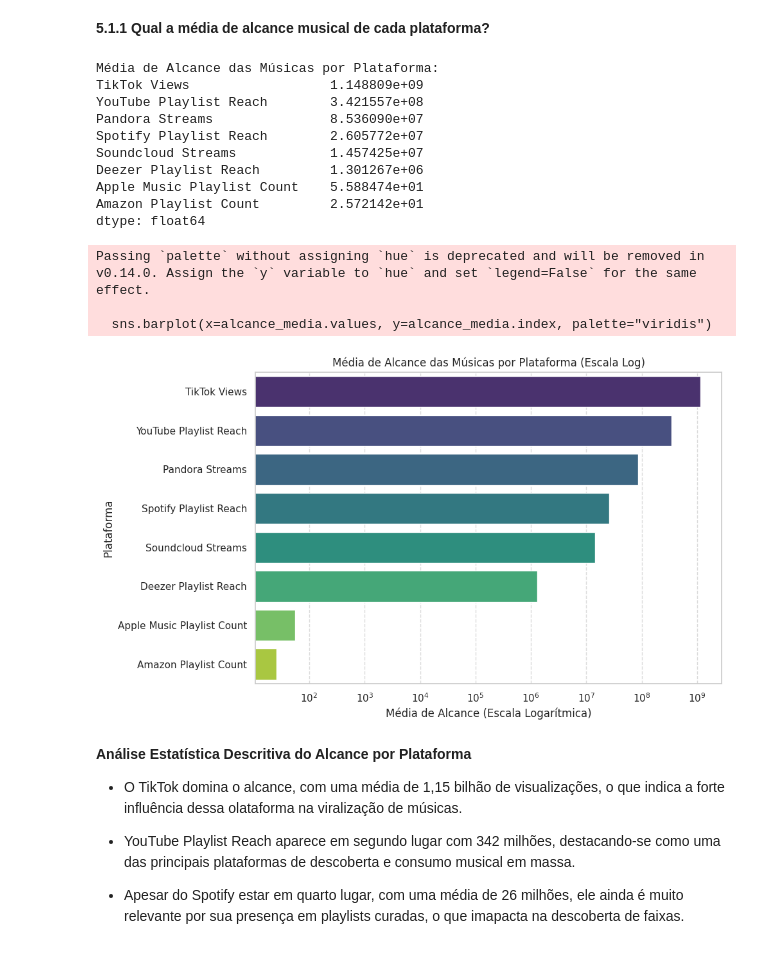
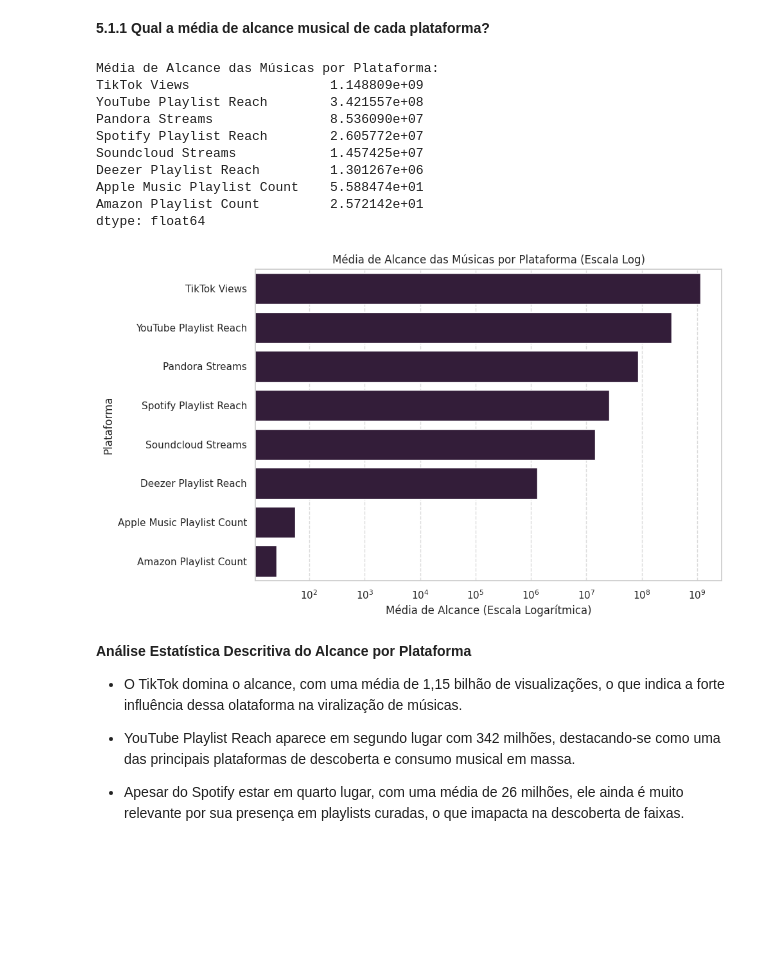
Before and after one commit to Hamashyach/AnaliseDados_projeto1, a Jupyter notebook: ProjetoMusicas.ipynb, the cells around one changed output. Cells and saved outputs as stored; diff of their text form; code cells hidden in the pictures; blank space fills up the shorter version.

```diff
--- a/ProjetoMusicas.ipynb
+++ b/ProjetoMusicas.ipynb
@@ -310,38 +305,35 @@ colunas_alcance = [
     'Soundcloud Streams'
 ]
 
 # Garante que as colunas estão presentes e numéricas
 alcance_media = df_limpo[colunas_alcance].mean().dropna().sort_values(ascending=False)
 
 # Exibe as médias
 print("Média de Alcance das Músicas por Plataforma:")
 print(alcance_media)
 
 # Gráfico de barras
 plt.figure(figsize=(10, 6))
-sns.barplot(x=alcance_media.values, y=alcance_media.index, palette="viridis")
+sns.barplot(x=alcance_media.values, y=alcance_media.index)
 plt.xscale('log')
 plt.xlabel("Média de Alcance (Escala Logarítmica)")
 plt.ylabel("Plataforma")
 plt.title("Média de Alcance das Músicas por Plataforma (Escala Log)")
 plt.grid(axis='x', linestyle='--', alpha=0.7)
 plt.tight_layout()
 plt.show()
 # %% [output]
 Média de Alcance das Músicas por Plataforma:
 TikTok Views                  1.148809e+09
 YouTube Playlist Reach        3.421557e+08
 Pandora Streams               8.536090e+07
 Spotify Playlist Reach        2.605772e+07
 Soundcloud Streams            1.457425e+07
 Deezer Playlist Reach         1.301267e+06
 Apple Music Playlist Count    5.588474e+01
 Amazon Playlist Count         2.572142e+01
 dtype: float64
-Passing `palette` without assigning `hue` is deprecated and will be removed in v0.14.0. Assign the `y` variable to `hue` and set `legend=False` for the same effect.
-
-  sns.barplot(x=alcance_media.values, y=alcance_media.index, palette="viridis")
-[figure, old version]
+[figure, new version]
 # %% [markdown]
 **Análise Estatística Descritiva do Alcance por Plataforma**
 
```
Also changed, not shown: parts of 7 cells of this notebook.
